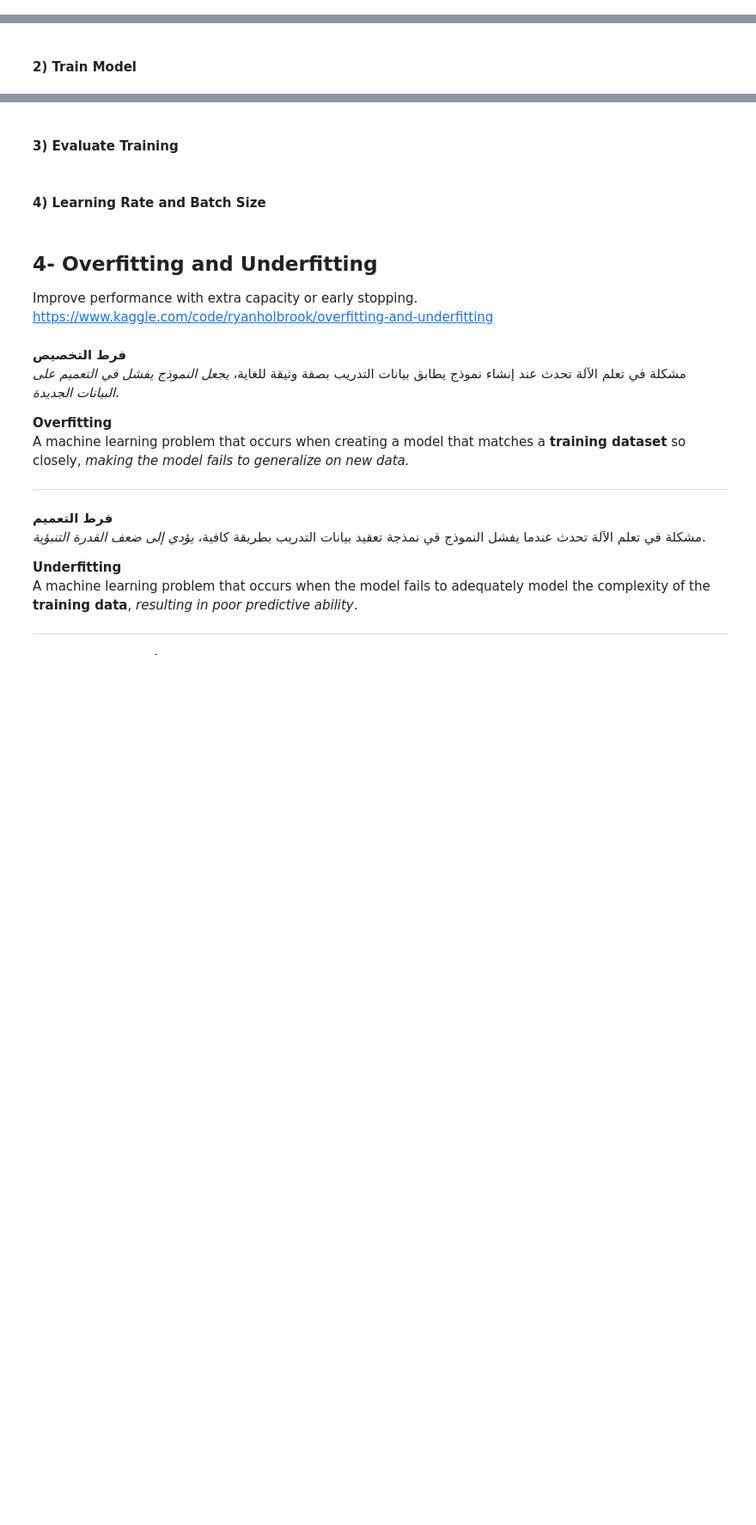
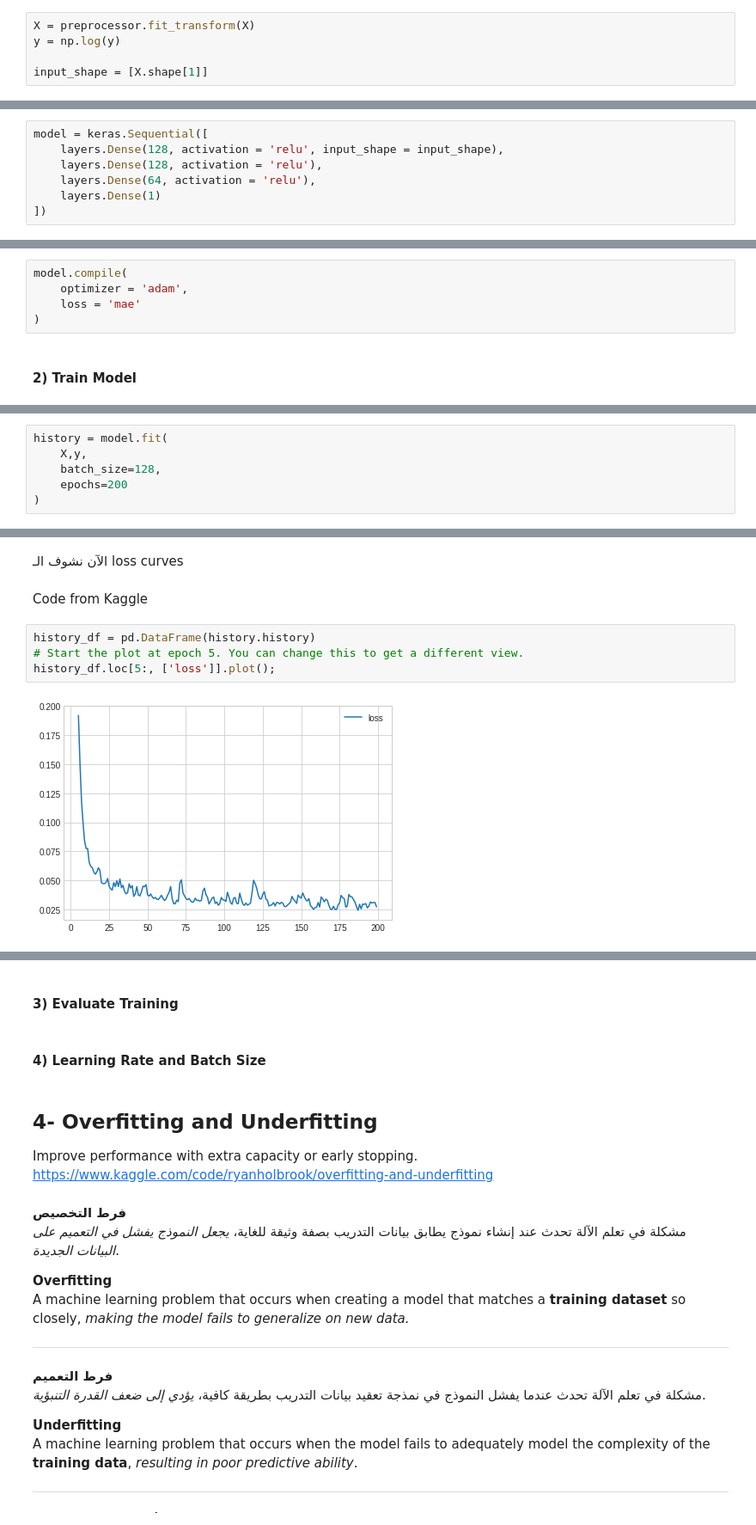
Before and after one commit to JBadawood/Kaggle, a Jupyter notebook: Intro_to_DL-Kaggle.ipynb, the cells around one changed output, grey strips where cells are left out. Shown at 86% size. Drawn from its saved outputs; the diff is of its cells as text; blank space fills up the shorter version.

Commit message:
Using stochastic gradient descent (SGD) to train neural network. (Add Loss Function (MAE) and Optimizer (ADAM) & Train Model)

```diff
--- a/Intro_to_DL-Kaggle.ipynb
+++ b/Intro_to_DL-Kaggle.ipynb
@@ -1590,0 +1714,5 @@ Using stochastic gradient descent to train network.
+# %%
+X = preprocessor.fit_transform(X)
+y = np.log(y)
+
+input_shape = [X.shape[1]]
@@ -1591,2 +1780,9 @@ Using stochastic gradient descent to train network.
+# %%
+model = keras.Sequential([
+    layers.Dense(128, activation = 'relu', input_shape = input_shape),
+    layers.Dense(128, activation = 'relu'),
+    layers.Dense(64, activation = 'relu'),
+    layers.Dense(1)
+])
 # %% [markdown]
 #### 1) Add Loss and Optimizer
@@ -1593,2 +1793,7 @@ Using stochastic gradient descent to train network.
+# %%
+model.compile(
+    optimizer = 'adam',
+    loss = 'mae'
+)
 # %% [markdown]
 #### 2) Train Model
@@ -1594,0 +1808,6 @@ Using stochastic gradient descent to train network.
+# %%
+history = model.fit(
+    X,y,
+    batch_size=128,
+    epochs=200
+)
@@ -1594,0 +1832,10 @@ Using stochastic gradient descent to train network.
+# %% [markdown]
+الآن نشوف الـ loss curves
+# %% [markdown]
+Code from Kaggle
+# %%
+history_df = pd.DataFrame(history.history)
+# Start the plot at epoch 5. You can change this to get a different view.
+history_df.loc[5:, ['loss']].plot();
+# %% [output]
+[figure, added]
```
Also changed, not shown: parts of 29 cells of this notebook.
